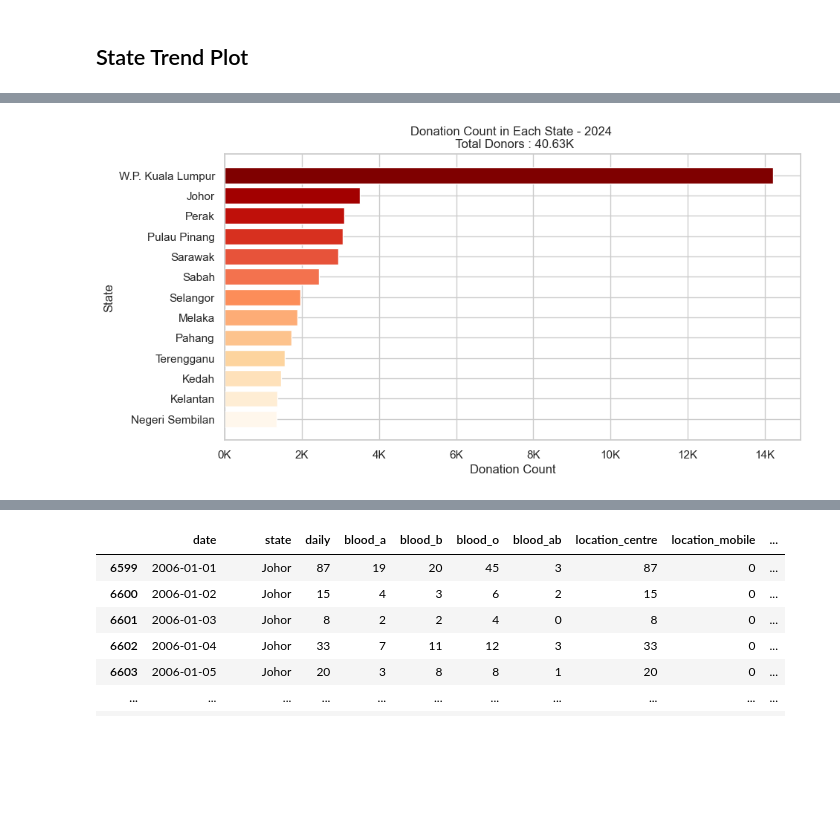
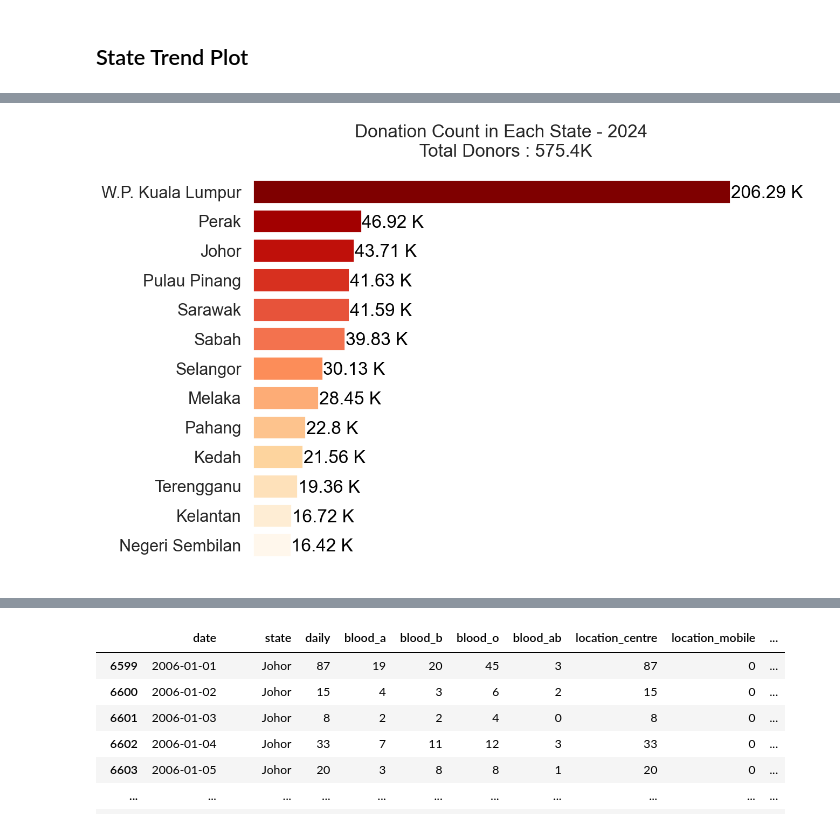
Before and after one commit to Englios/DS-Asses-BloodDonor, a Jupyter notebook: analysis/EDA.ipynb, the cells around one changed output, grey strips where cells are left out. Cells and saved outputs as stored; diff of their text form; code cells hidden in the pictures; blank space fills up the shorter version.

```diff
--- a/analysis/EDA.ipynb
+++ b/analysis/EDA.ipynb
@@ -659,6 +634,11 @@ average_7_df
 # %%
 import numpy as np
-plt.figure(figsize=(15,6))
+plt.figure(figsize=(20,15))
+# sns.set_style('whitegrid')
+sns.set_context("poster")
+# sns.set_theme()
+sns.despine()
+
 
 start_year = (pd.to_datetime(average_7_df['date']).dt.year >=  datetime.now().year - 3)
 end_year = (pd.to_datetime(average_7_df['date']).dt.year <= datetime.now().year-3)
@@ -682,9 +662,11 @@ formatter = ticker.FuncFormatter(lambda x,pos: f"{float(x/1000)}K")
 plt.gca().yaxis.set_major_formatter(formatter)
 plt.gca().xaxis.set_major_locator(ticker.MaxNLocator(integer=True))
 
-plt.xlabel('Date')
-plt.ylabel('Donors')
+plt.xlabel('Date',fontsize=20)
+plt.tick_params(axis='both', which='major', labelsize=20)
+plt.ylabel('Donors',fontsize=20)
 plt.title(f'7-day Average of Daily Donations from {datetime.now().year - 1} - {datetime.now().year}')
 plt.legend(bbox_to_anchor=(1.05, 1), loc='upper left')
+plt.tight_layout()
 plt.show()
 # %% [output]
@@ -692,6 +674,8 @@ plt.show()
 # %%
 import numpy as np
-plt.figure(figsize=(15,6))
+plt.figure(figsize=(20,10))
+sns.set_theme()
+sns.set_context("poster")
 
 start_year = (pd.to_datetime(average_7_df['date']).dt.year >=  datetime.now().year - 1)
 end_year = (pd.to_datetime(average_7_df['date']).dt.year <= datetime.now().year)
@@ -713,7 +697,9 @@ plt.gca().xaxis.set_major_locator(ticker.MaxNLocator(integer=True))
 
 plt.xlabel('Date')
 plt.ylabel('Donors')
+plt.tick_params(axis='both', which='major', labelsize=20)
 plt.title(f'7-day Average of Daily Donations from {datetime.now().year - 1} - {datetime.now().year}')
 plt.legend(bbox_to_anchor=(1.05, 1), loc='upper left')
+plt.tight_layout()
 plt.show()
 # %% [output]
@@ -771,8 +757,11 @@ See the caveats in the documentation: https://pandas.pydata.org/pandas-docs/stab
 state_visits_sum_all_years = state_visits_df.iloc[:, 1:].sum()
 
 # Create a pie chart for the summation of all years
-plt.figure(figsize=(10,8))
-plt.pie(state_visits_sum_all_years, labels=state_visits_sum_all_years.index, autopct='%1.1f%%')
+plt.figure(figsize=(20,10))
+# sns.set_theme()
+sns.set_context('notebook')
+
+plt.pie(state_visits_sum_all_years, labels=state_visits_sum_all_years.index, autopct='%1.1f%%',radius=1)
 plt.title(f"Donation Count in Each State - All Years \n Total Donors : {round(state_visits_sum_all_years.sum()/1000,2)}K")
 plt.show()
 
@@ -786,24 +806,25 @@ plt.show()
 # %%
 import numpy as np
 import matplotlib.ticker as ticker
 
 # Filter the dataframe for the year 2024
-state_visits_2024 = state_visits_df[state_visits_df['year'] == 2024].iloc[:, 1:].sum()
+state_visits_2024 = state_visits_df[state_visits_df['year'] == 2023].iloc[:, 1:].sum()
 
 # Sort the states based on the number of counts
 sorted_states = state_visits_2024.sort_values(ascending=True).index
 
 # Create a horizontal bar chart for the year 2024 with color hue gradient
-plt.figure(figsize=(10, 5))
+plt.figure(figsize=(12,10))
+sns.set_context('poster')
+plt.box(False)
+sns.set_style('white')
+
 colors = plt.cm.get_cmap('OrRd', len(state_visits_2024))
 plt.barh(sorted_states, state_visits_2024[sorted_states], color=colors(np.arange(len(state_visits_2024))))
+for i, v in enumerate(state_visits_2024[sorted_states]):
+    plt.text(v + 200, i, f"{str(round(v/1000,2))} K", color='black', va='center_baseline')
 plt.title(f"Donation Count in Each State - 2024 \n Total Donors : {round(state_visits_2024.sum()/1000,2)}K")
-
-# Format x ticks to show "40K" instead of 40000
-formatter = ticker.FuncFormatter(lambda x, pos: f"{int(x/1000)}K")
-plt.gca().xaxis.set_major_formatter(formatter)
-plt.xlabel('Donation Count')
-plt.ylabel('State')
+plt.xticks([])
 plt.show()
 # %% [output]
-[figure, old version]
+[figure, new version]
```
Also changed, not shown: parts of 26 cells of this notebook.
